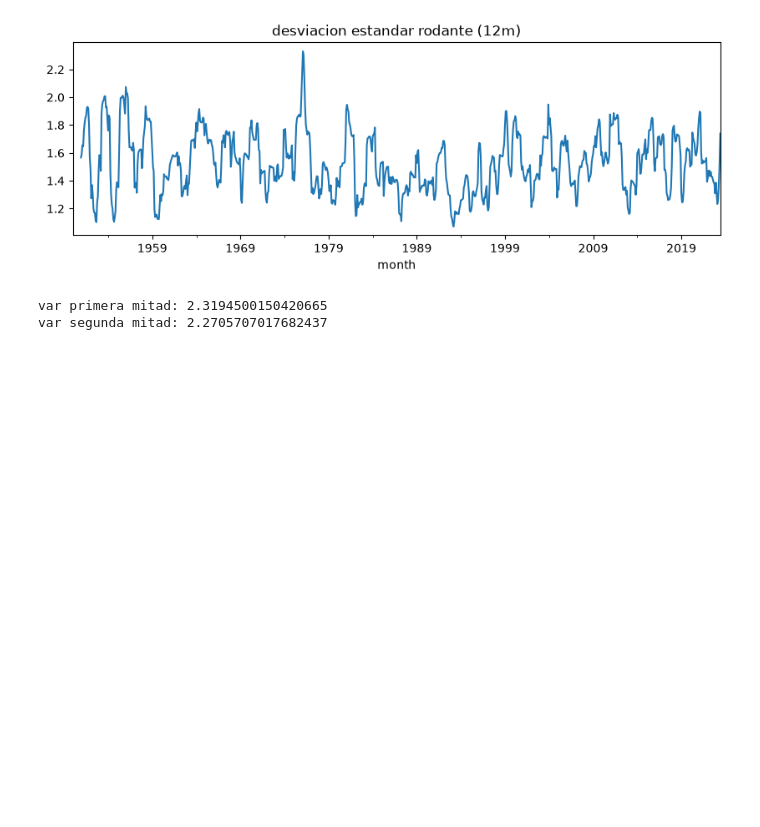
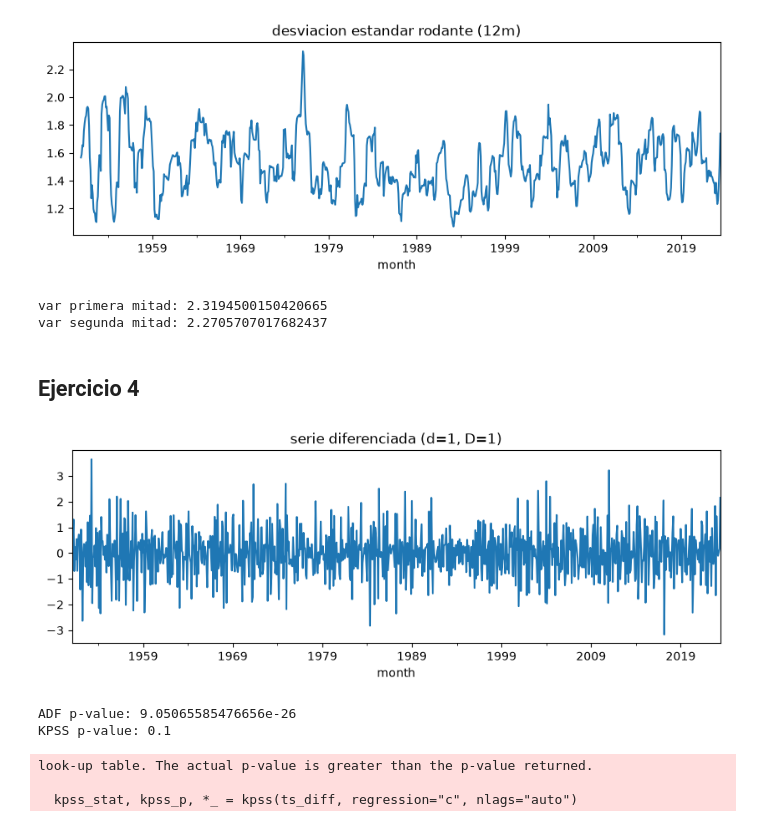
Before and after one commit to UVG-Tareas-y-proyectos/ejercicios_de_series, a Jupyter notebook: notebooks/ejercicios.ipynb, the cells around one changed output. Cells and saved outputs as stored; diff of their text form; code cells hidden in the pictures; blank space fills up the shorter version.

Commit message:
Add exercise 4: SARIMA models with ACF/PACF parameter estimation

```diff
--- a/notebooks/ejercicios.ipynb
+++ b/notebooks/ejercicios.ipynb
@@ -133,3 +133,28 @@ print("var segunda mitad:", ts.iloc[mitad:].var())
 [figure]
 var primera mitad: 2.3194500150420665
 var segunda mitad: 2.2705707017682437
+# %% [markdown]
+## Ejercicio 4
+# %%
+from statsmodels.graphics.tsaplots import plot_acf, plot_pacf
+from statsmodels.tsa.statespace.sarimax import SARIMAX
+
+# la varianza ya era estable, solo hay que diferenciar para quitar tendencia y estacionalidad
+ts_diff = ts.diff().diff(12).dropna()
+ts_diff.plot(figsize=(10, 3), title="serie diferenciada (d=1, D=1)")
+plt.show()
+# %% [output]
+[figure, added]
+# %%
+# verificar que ya es estacionaria en media
+adf_stat, adf_p, *_ = adfuller(ts_diff)
+print("ADF p-value:", adf_p)
+
+kpss_stat, kpss_p, *_ = kpss(ts_diff, regression="c", nlags="auto")
+print("KPSS p-value:", kpss_p)
+# %% [output]
+ADF p-value: 9.05065585476656e-26
+KPSS p-value: 0.1
+look-up table. The actual p-value is greater than the p-value returned.
+
+  kpss_stat, kpss_p, *_ = kpss(ts_diff, regression="c", nlags="auto")
```
Also changed, not shown: parts of 5 cells of this notebook.
